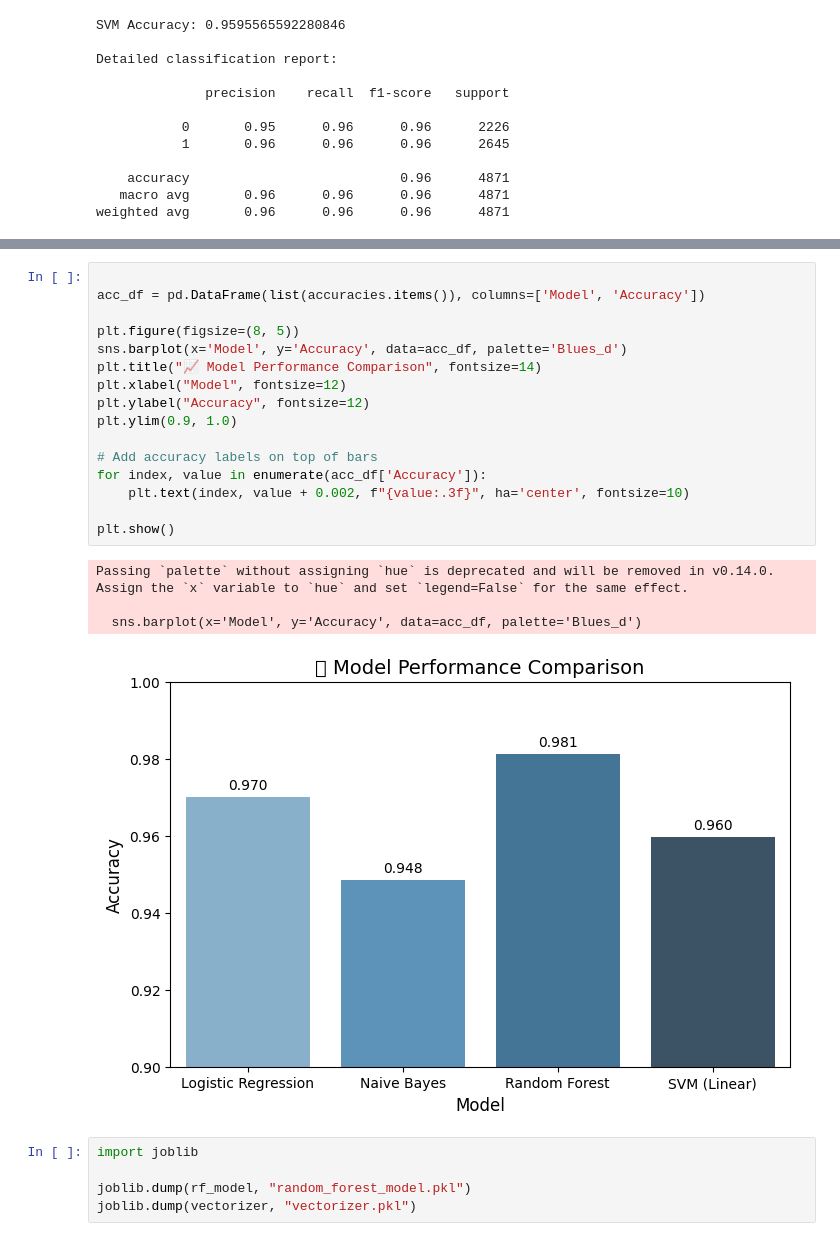
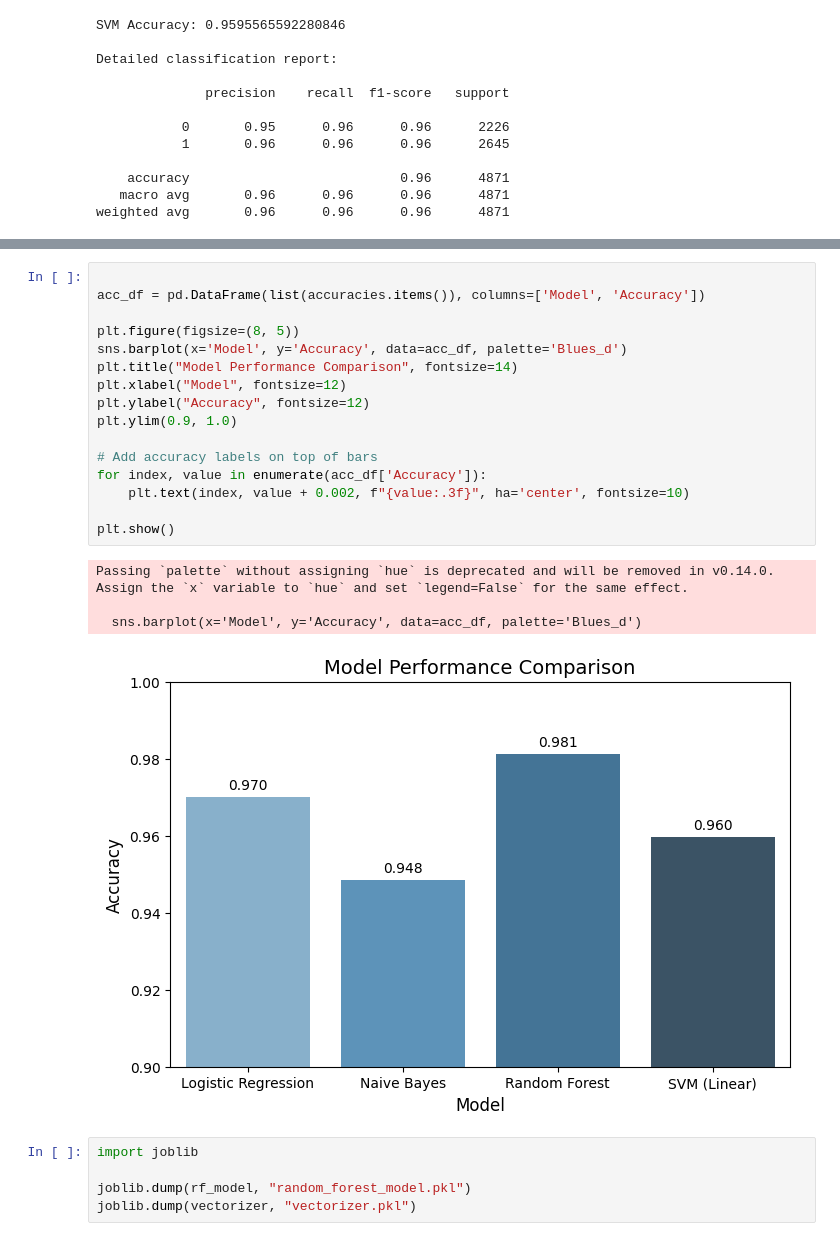
Before and after one commit to shersheryar/ML-Projects, a Jupyter notebook: fake-news-detection/Sheryar_Sher_fake-news-detection.ipynb, the cells around one changed output, grey strips where cells are left out. Cells and saved outputs as stored; diff of their text form.

```diff
--- a/fake-news-detection/Sheryar_Sher_fake-news-detection.ipynb
+++ b/fake-news-detection/Sheryar_Sher_fake-news-detection.ipynb
@@ -499,24 +457,24 @@ weighted avg       0.96      0.96      0.96      4871
 # %%
 
 acc_df = pd.DataFrame(list(accuracies.items()), columns=['Model', 'Accuracy'])
 
 plt.figure(figsize=(8, 5))
 sns.barplot(x='Model', y='Accuracy', data=acc_df, palette='Blues_d')
-plt.title("📈 Model Performance Comparison", fontsize=14)
+plt.title("Model Performance Comparison", fontsize=14)
 plt.xlabel("Model", fontsize=12)
 plt.ylabel("Accuracy", fontsize=12)
 plt.ylim(0.9, 1.0)
 
 # Add accuracy labels on top of bars
 for index, value in enumerate(acc_df['Accuracy']):
     plt.text(index, value + 0.002, f"{value:.3f}", ha='center', fontsize=10)
 
 plt.show()
 # %% [output]
 Passing `palette` without assigning `hue` is deprecated and will be removed in v0.14.0. Assign the `x` variable to `hue` and set `legend=False` for the same effect.
 
   sns.barplot(x='Model', y='Accuracy', data=acc_df, palette='Blues_d')
-[figure, old version]
+[figure, new version]
 # %%
 import joblib
 
```
Also changed, not shown: parts of 2 cells of this notebook, 15 other files.
